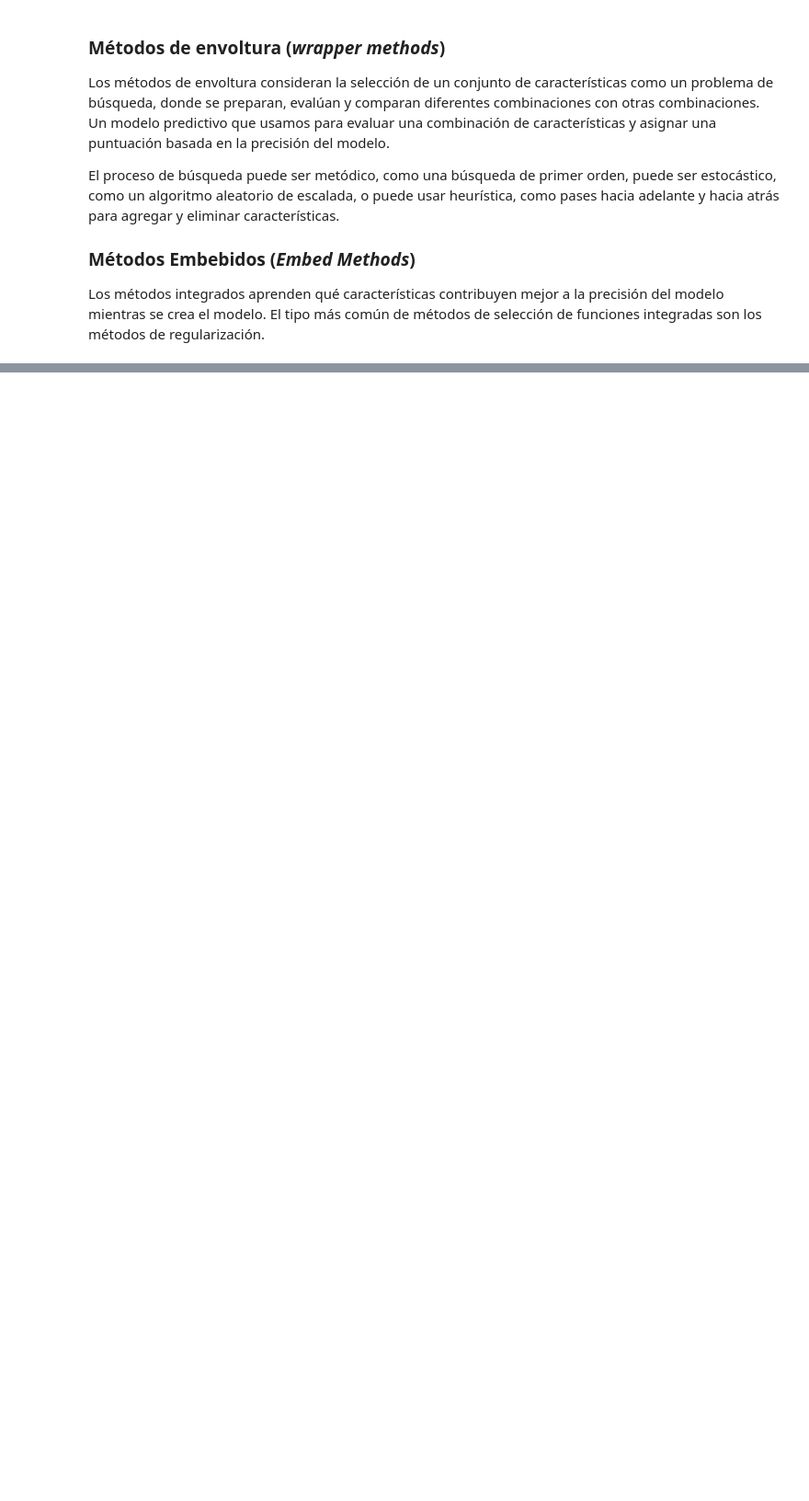
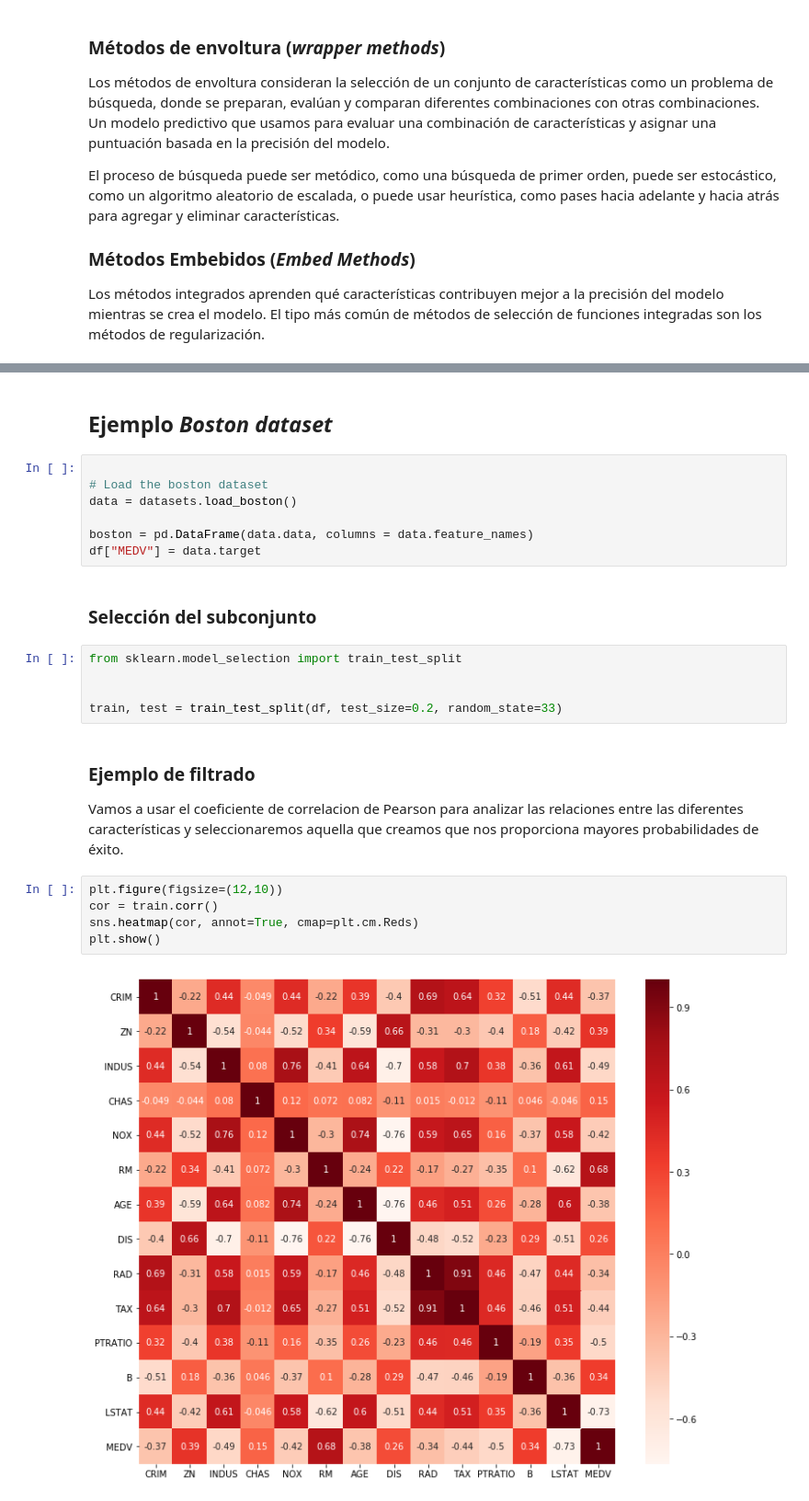
Before and after one commit to bmalcover/ml2019, a Jupyter notebook: 04_Selección_de_caracteristicas.ipynb, the cells around one changed output, grey strips where cells are left out. Shown: that part at 92% size. Drawn from its saved outputs; the diff is of its cells as text; blank space fills up the shorter version.

```diff
--- a/04_Selección_de_caracteristicas.ipynb
+++ b/04_Selección_de_caracteristicas.ipynb
@@ -29,0 +33,27 @@ Los métodos integrados aprenden qué características contribuyen mejor a la pr
+# %% [markdown]
+## Ejemplo *Boston dataset*
+# %%
+
+# Load the boston dataset
+data = datasets.load_boston()
+
+boston = pd.DataFrame(data.data, columns = data.feature_names)
+df["MEDV"] = data.target
+# %% [markdown]
+### Selección del subconjunto
+# %%
+from sklearn.model_selection import train_test_split
+
+
+train, test = train_test_split(df, test_size=0.2, random_state=33)
+# %% [markdown]
+### Ejemplo de filtrado
+
+Vamos a usar el coeficiente de correlacion de Pearson para analizar las relaciones entre las diferentes características y seleccionaremos aquella que creamos que nos proporciona mayores probabilidades de éxito.
+# %%
+plt.figure(figsize=(12,10))
+cor = train.corr()
+sns.heatmap(cor, annot=True, cmap=plt.cm.Reds)
+plt.show()
+# %% [output]
+[figure, added]
```
Also changed, not shown: parts of 10 cells of this notebook.
